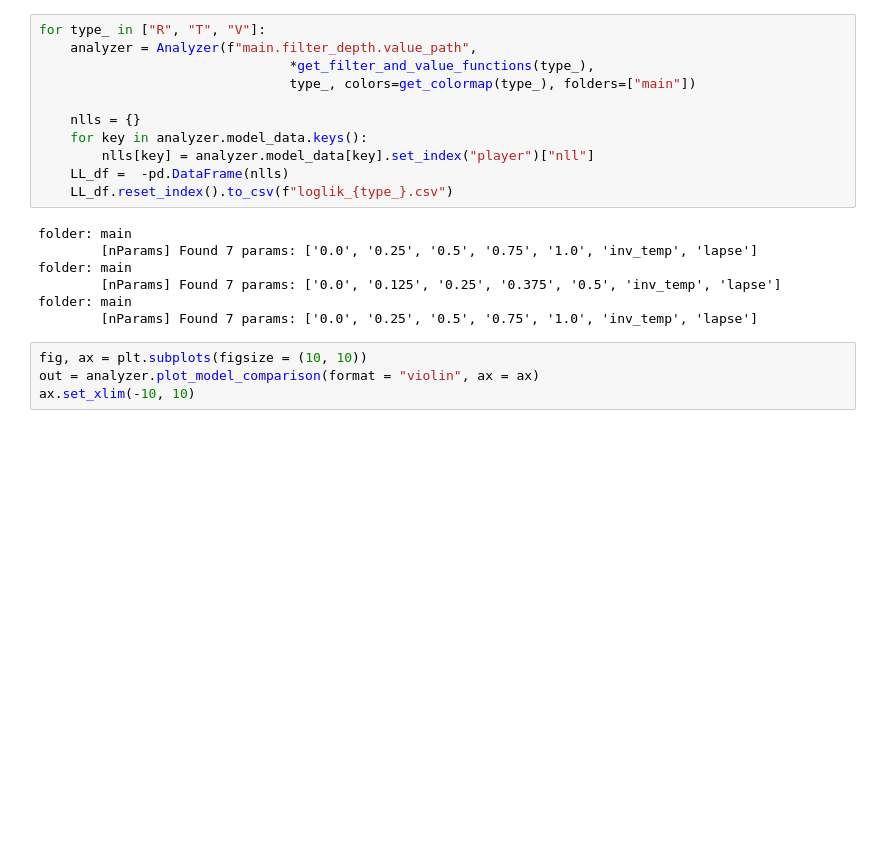
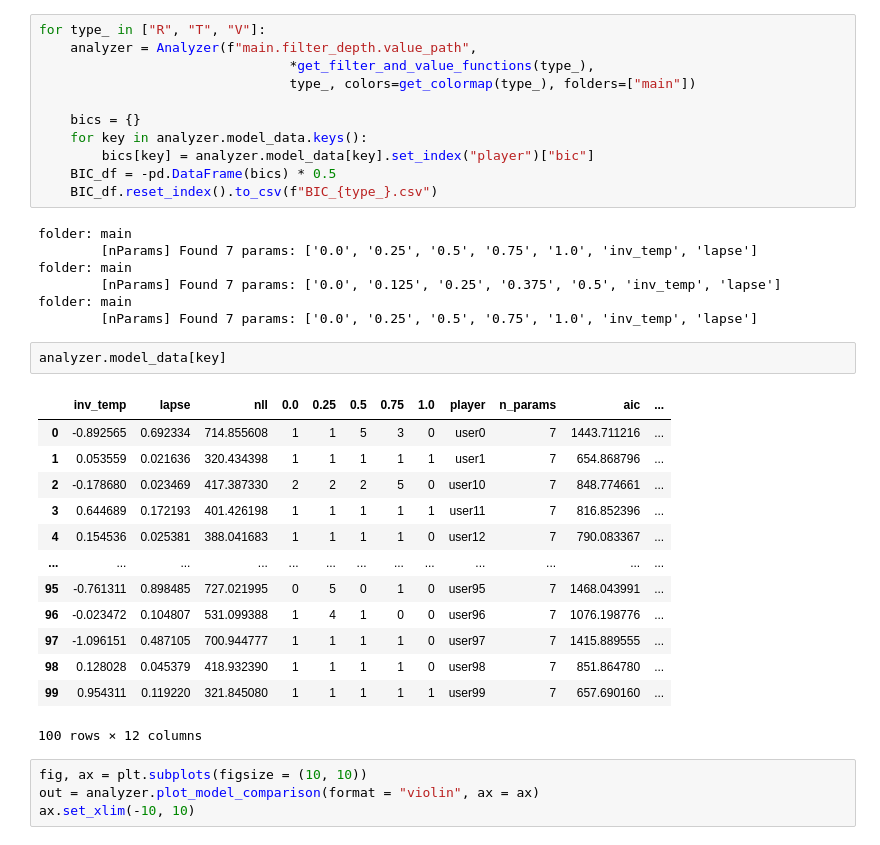
Before and after one commit to WeiJiMaLab/planning_in_stochastic_environments, a Jupyter notebook: analysis/demos/analyzer.ipynb, the cells around one changed output. Cells and saved outputs as stored; diff of their text form; blank space fills up the shorter version.

Commit message:
Using 0.5 BIC instead of LL to account for differences in model params

```diff
--- a/analysis/demos/analyzer.ipynb
+++ b/analysis/demos/analyzer.ipynb
@@ -43,11 +46,11 @@ for type_ in ["R", "T", "V"]:
                                 *get_filter_and_value_functions(type_),
                                 type_, colors=get_colormap(type_), folders=["main"])
 
-    nlls = {}
+    bics = {}
     for key in analyzer.model_data.keys():
-        nlls[key] = analyzer.model_data[key].set_index("player")["nll"]
-    LL_df =  -pd.DataFrame(nlls)
-    LL_df.reset_index().to_csv(f"loglik_{type_}.csv")
+        bics[key] = analyzer.model_data[key].set_index("player")["bic"]
+    BIC_df = -pd.DataFrame(bics) * 0.5
+    BIC_df.reset_index().to_csv(f"BIC_{type_}.csv")
 # %% [output]
 folder: main
         [nParams] Found 7 params: ['0.0', '0.25', '0.5', '0.75', '1.0', 'inv_temp', 'lapse']
@@ -55,6 +58,22 @@ folder: main
         [nParams] Found 7 params: ['0.0', '0.125', '0.25', '0.375', '0.5', 'inv_temp', 'lapse']
 folder: main
         [nParams] Found 7 params: ['0.0', '0.25', '0.5', '0.75', '1.0', 'inv_temp', 'lapse']
+# %%
+analyzer.model_data[key]
+# %% [output]
+|  | inv_temp | lapse | nll | 0.0 | 0.25 | 0.5 | 0.75 | 1.0 | player | n_params | aic | ... |
+| 0 | -0.892565 | 0.692334 | 714.855608 | 1 | 1 | 5 | 3 | 0 | user0 | 7 | 1443.711216 | ... |
+| 1 | 0.053559 | 0.021636 | 320.434398 | 1 | 1 | 1 | 1 | 1 | user1 | 7 | 654.868796 | ... |
+| 2 | -0.178680 | 0.023469 | 417.387330 | 2 | 2 | 2 | 5 | 0 | user10 | 7 | 848.774661 | ... |
+| 3 | 0.644689 | 0.172193 | 401.426198 | 1 | 1 | 1 | 1 | 1 | user11 | 7 | 816.852396 | ... |
+| 4 | 0.154536 | 0.025381 | 388.041683 | 1 | 1 | 1 | 1 | 0 | user12 | 7 | 790.083367 | ... |
+| ... | ... | ... | ... | ... | ... | ... | ... | ... | ... | ... | ... | ... |
+| 95 | -0.761311 | 0.898485 | 727.021995 | 0 | 5 | 0 | 1 | 0 | user95 | 7 | 1468.043991 | ... |
+| 96 | -0.023472 | 0.104807 | 531.099388 | 1 | 4 | 1 | 0 | 0 | user96 | 7 | 1076.198776 | ... |
+| 97 | -1.096151 | 0.487105 | 700.944777 | 1 | 1 | 1 | 1 | 0 | user97 | 7 | 1415.889555 | ... |
+| 98 | 0.128028 | 0.045379 | 418.932390 | 1 | 1 | 1 | 1 | 0 | user98 | 7 | 851.864780 | ... |
+| 99 | 0.954311 | 0.119220 | 321.845080 | 1 | 1 | 1 | 1 | 1 | user99 | 7 | 657.690160 | ... |
+100 rows × 12 columns
 # %%
 fig, ax = plt.subplots(figsize = (10, 10))
 out = analyzer.plot_model_comparison(format = "violin", ax = ax)
```
Also changed, not shown: parts of 1 cell of this notebook, 6 other files.
